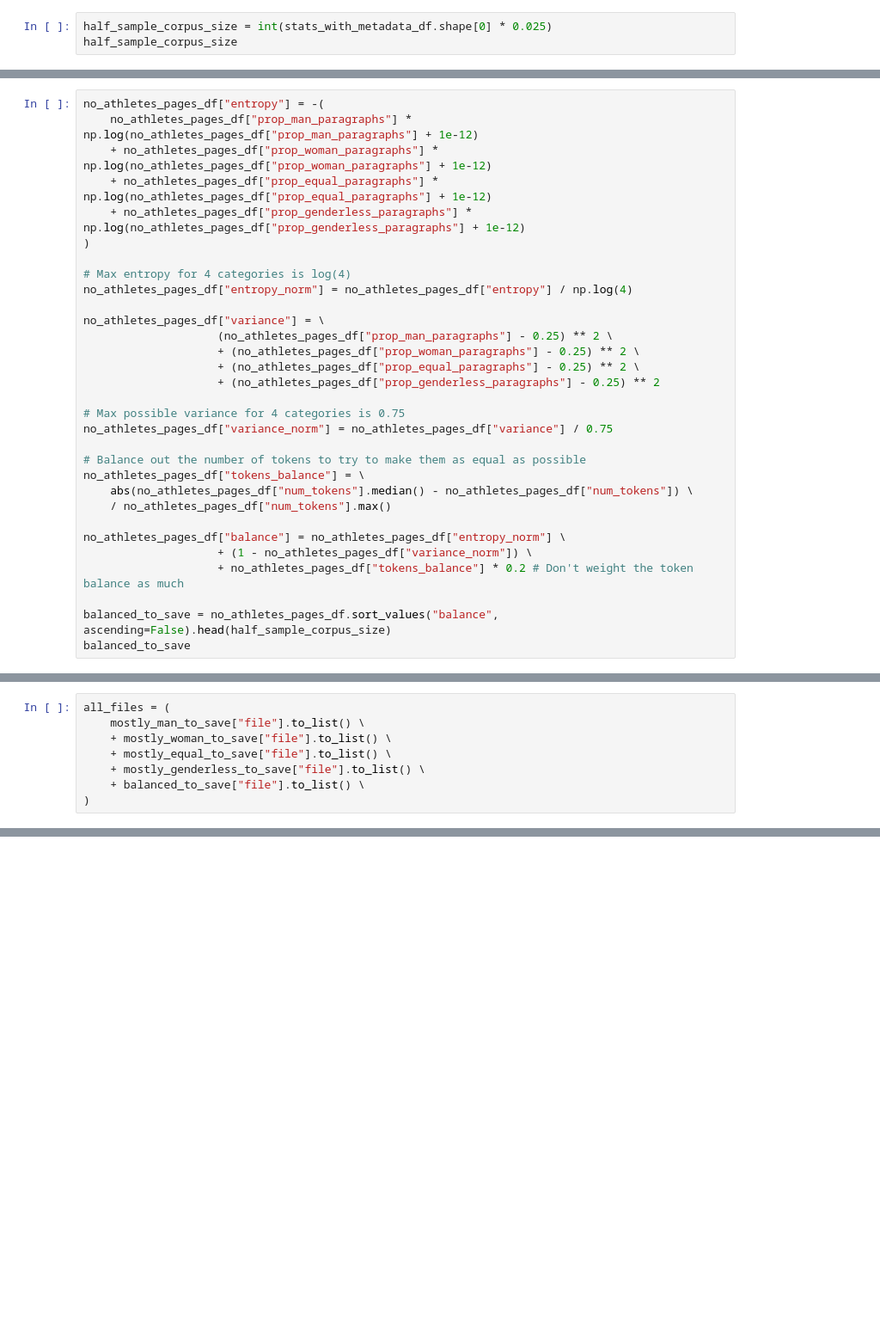
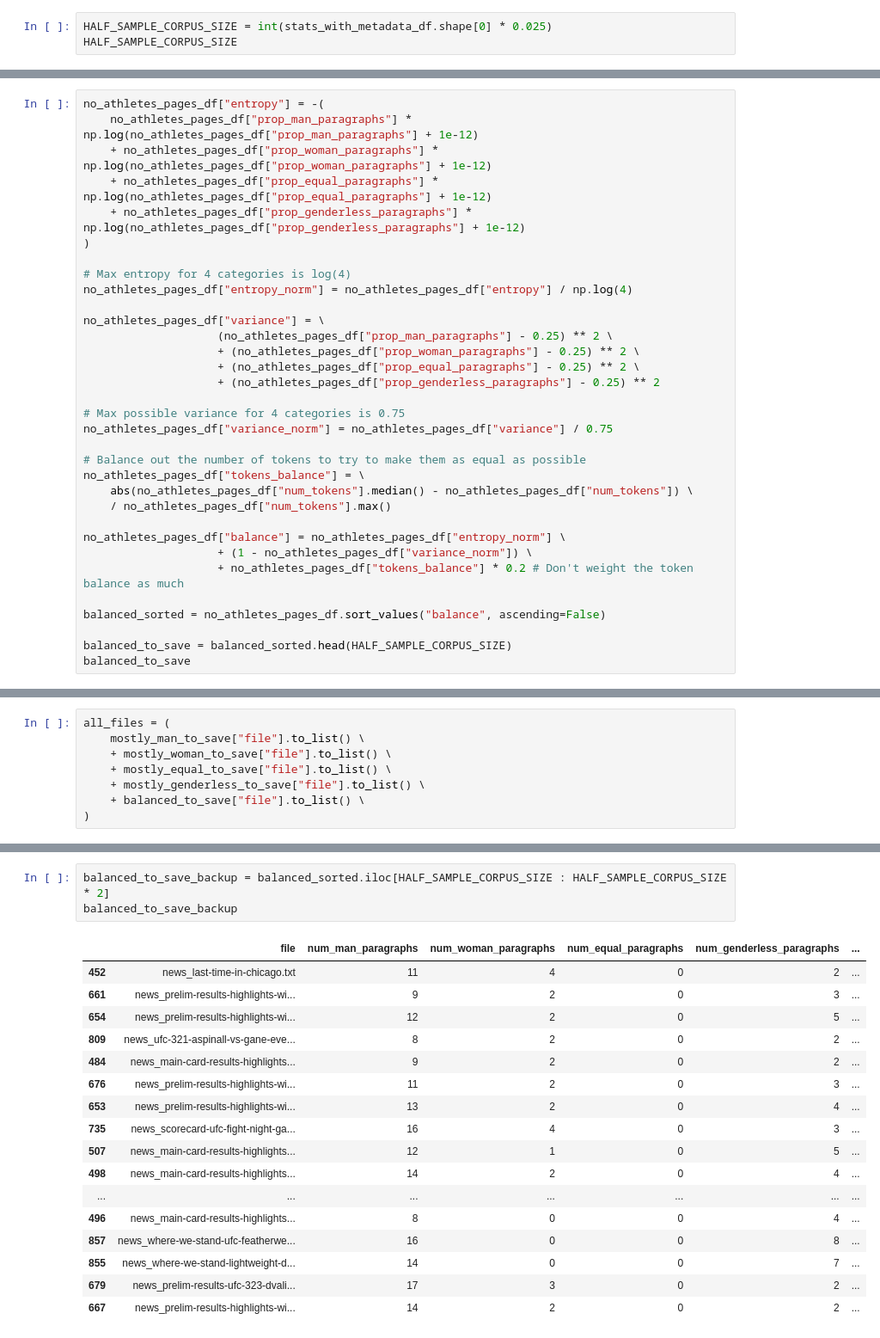
Before and after one commit to sfu-discourse-lab/ufc-women-data-collection, a Jupyter notebook: 08_create_sample.ipynb, the cells around one changed output, grey strips where cells are left out. Shown at 86% size. Saved outputs shown, nothing was run; the diff lists cells and outputs as text; blank space fills up the shorter version.

```diff
--- a/08_create_sample.ipynb
+++ b/08_create_sample.ipynb
@@ -83,8 +83,8 @@ stats_with_metadata_df
 # %% [markdown]
 We want to sample 5% of the corpus. 2.5% will have an equal balance of gendered paragraphs, while the other 2.5% will be split into mostly-man paragraphs, mostly-woman paragraphs, mostly-equal paragraphs, and mostly-genderless paragraphs.
 # %%
-half_sample_corpus_size = int(stats_with_metadata_df.shape[0] * 0.025)
-half_sample_corpus_size
+HALF_SAMPLE_CORPUS_SIZE = int(stats_with_metadata_df.shape[0] * 0.025)
+HALF_SAMPLE_CORPUS_SIZE
 # %% [output]
 21
 # %%
@@ -220,7 +224,9 @@ no_athletes_pages_df["balance"] = no_athletes_pages_df["entropy_norm"] \
                     + (1 - no_athletes_pages_df["variance_norm"]) \
                     + no_athletes_pages_df["tokens_balance"] * 0.2 # Don't weight the token balance as much
 
-balanced_to_save = no_athletes_pages_df.sort_values("balance", ascending=False).head(half_sample_corpus_size)
+balanced_sorted = no_athletes_pages_df.sort_values("balance", ascending=False)
+
+balanced_to_save = balanced_sorted.head(HALF_SAMPLE_CORPUS_SIZE)
 balanced_to_save
 # %% [output]
 |  | file | num_man_paragraphs | num_woman_paragraphs | num_equal_paragraphs | num_genderless_paragraphs | ... |
@@ -273,0 +326,21 @@ all_files = (
+# %%
+balanced_to_save_backup = balanced_sorted.iloc[HALF_SAMPLE_CORPUS_SIZE : HALF_SAMPLE_CORPUS_SIZE * 2]
+balanced_to_save_backup
+# %% [output]
+|  | file | num_man_paragraphs | num_woman_paragraphs | num_equal_paragraphs | num_genderless_paragraphs | ... |
+| 452 | news_last-time-in-chicago.txt | 11 | 4 | 0 | 2 | ... |
+| 661 | news_prelim-results-highlights-wi... | 9 | 2 | 0 | 3 | ... |
+| 654 | news_prelim-results-highlights-wi... | 12 | 2 | 0 | 5 | ... |
+| 809 | news_ufc-321-aspinall-vs-gane-eve... | 8 | 2 | 0 | 2 | ... |
+| 484 | news_main-card-results-highlights... | 9 | 2 | 0 | 2 | ... |
+| 676 | news_prelim-results-highlights-wi... | 11 | 2 | 0 | 3 | ... |
+| 653 | news_prelim-results-highlights-wi... | 13 | 2 | 0 | 4 | ... |
+| 735 | news_scorecard-ufc-fight-night-ga... | 16 | 4 | 0 | 3 | ... |
+| 507 | news_main-card-results-highlights... | 12 | 1 | 0 | 5 | ... |
+| 498 | news_main-card-results-highlights... | 14 | 2 | 0 | 4 | ... |
+| ... | ... | ... | ... | ... | ... | ... |
+| 496 | news_main-card-results-highlights... | 8 | 0 | 0 | 4 | ... |
+| 857 | news_where-we-stand-ufc-featherwe... | 16 | 0 | 0 | 8 | ... |
+| 855 | news_where-we-stand-lightweight-d... | 14 | 0 | 0 | 7 | ... |
+| 679 | news_prelim-results-ufc-323-dvali... | 17 | 3 | 0 | 2 | ... |
+| 667 | news_prelim-results-highlights-wi... | 14 | 2 | 0 | 2 | ... |
```
Also changed, not shown: parts of 13 cells of this notebook, 52 other files.
